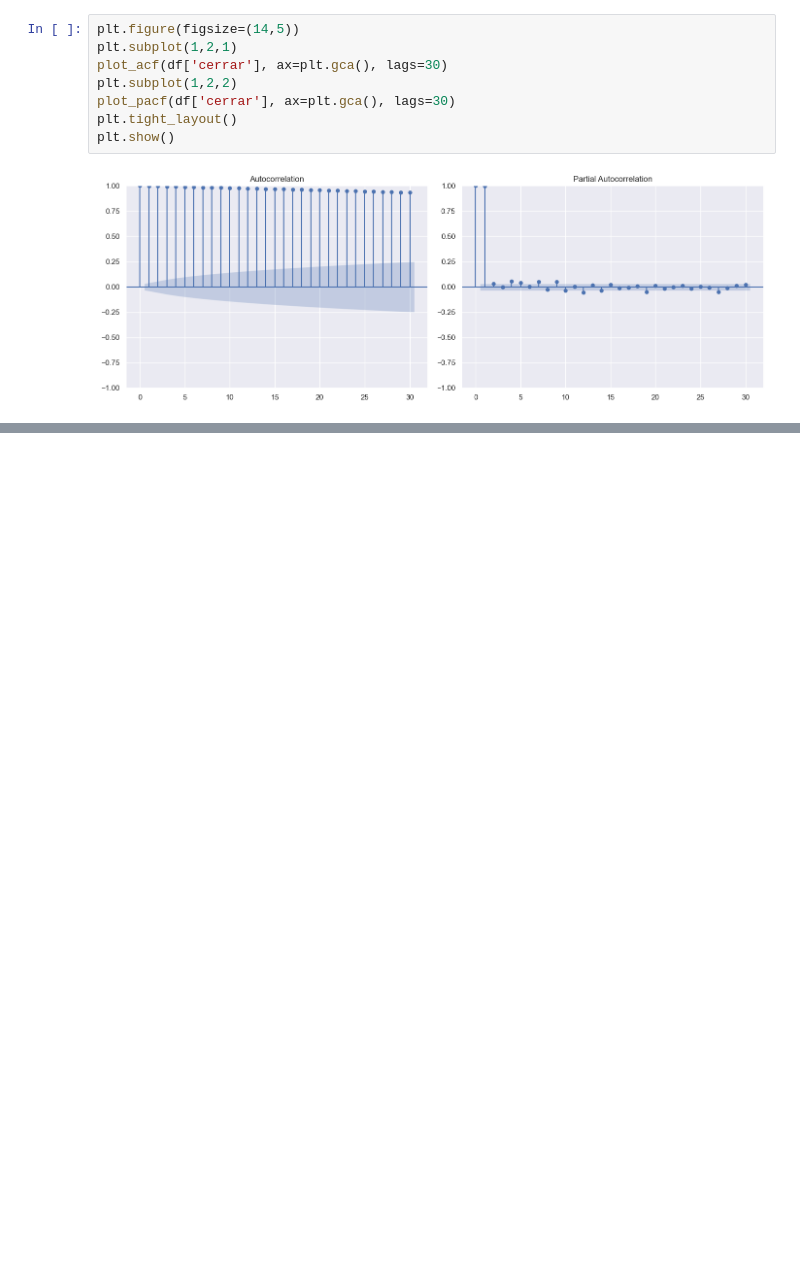
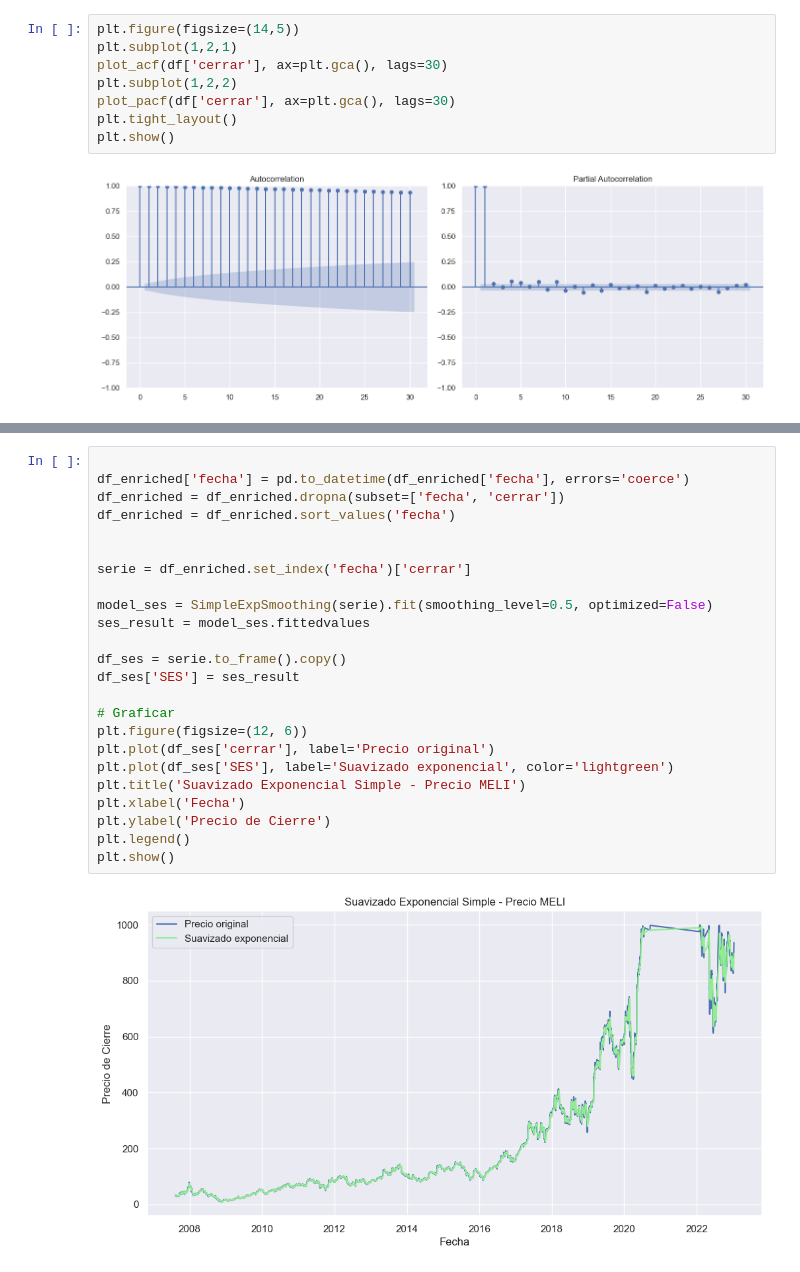
Before and after one commit to JameSanche/proyectointegradoV, a Jupyter notebook: src/PIV/analisis_series_temporales_meli.ipynb, the cells around one changed output, grey strips where cells are left out. Cells and saved outputs as stored; diff of their text form; blank space fills up the shorter version.

```diff
--- a/src/PIV/analisis_series_temporales_meli.ipynb
+++ b/src/PIV/analisis_series_temporales_meli.ipynb
@@ -109,3 +111,29 @@ Covariance Type:                  opg
 Warnings:
 [1] Covariance matrix calculated using the outer product of gradients (complex-step).
 [figure]
+# %%
+
+df_enriched['fecha'] = pd.to_datetime(df_enriched['fecha'], errors='coerce')
+df_enriched = df_enriched.dropna(subset=['fecha', 'cerrar'])
+df_enriched = df_enriched.sort_values('fecha')
+
+
+serie = df_enriched.set_index('fecha')['cerrar']
+
+model_ses = SimpleExpSmoothing(serie).fit(smoothing_level=0.5, optimized=False)
+ses_result = model_ses.fittedvalues
+
+df_ses = serie.to_frame().copy()
+df_ses['SES'] = ses_result
+
+# Graficar
+plt.figure(figsize=(12, 6))
+plt.plot(df_ses['cerrar'], label='Precio original')
+plt.plot(df_ses['SES'], label='Suavizado exponencial', color='lightgreen')
+plt.title('Suavizado Exponencial Simple - Precio MELI')
+plt.xlabel('Fecha')
+plt.ylabel('Precio de Cierre')
+plt.legend()
+plt.show()
+# %% [output]
+[figure, added]
```
Also changed, not shown: parts of 2 cells of this notebook, 12 other files.
